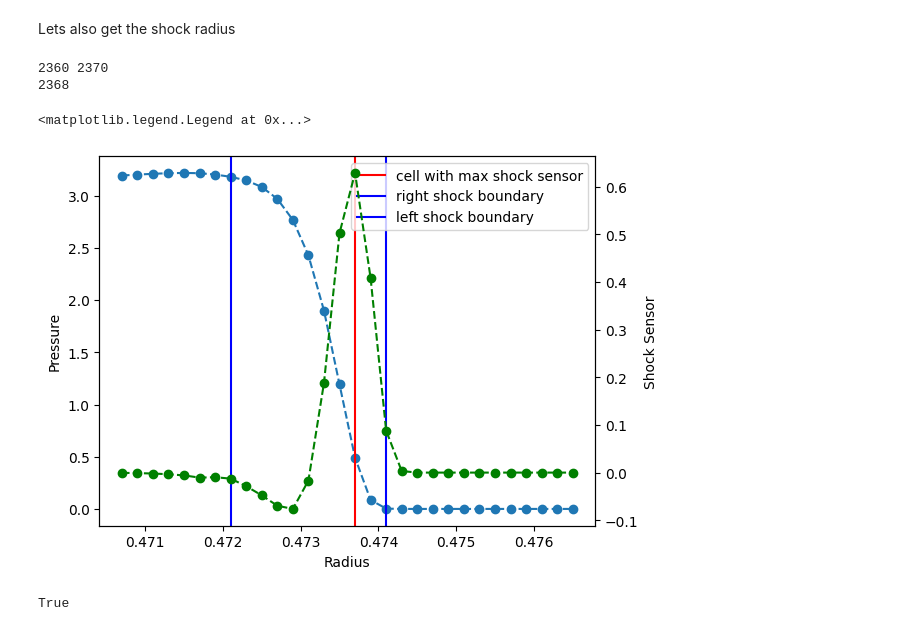
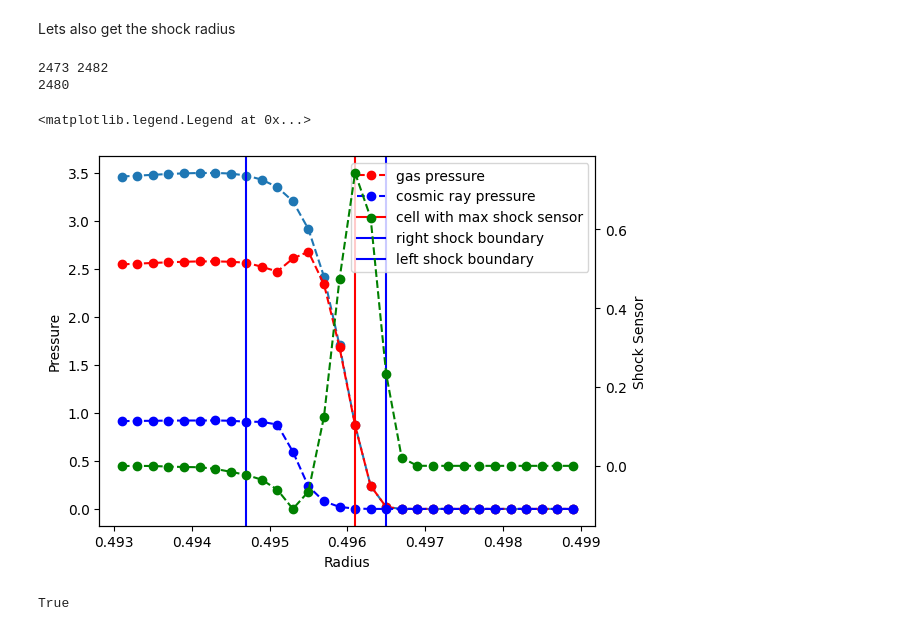
Before and after one commit to leo1200/jf1uids, a Jupyter notebook: notebooks/cosmic_rays/sedov_crs_AREPO.ipynb, the cells around one changed output. Saved outputs shown, nothing was run; the diff lists cells and outputs as text; code cells hidden in the pictures.

```diff
--- a/notebooks/cosmic_rays/sedov_crs_AREPO.ipynb
+++ b/notebooks/cosmic_rays/sedov_crs_AREPO.ipynb
@@ -208,43 +205,49 @@ sensors = shock_sensor(final_state[registered_variables.pressure_index])
 
 shock_index = jnp.argmax(shock_sensor(final_state[registered_variables.pressure_index]))
 
-shock_index_right, shock_index_left = find_shock_zone(final_state[registered_variables.pressure_index])
+shock_index_right, shock_index_left = find_shock_zone(final_state[registered_variables.pressure_index], final_state[registered_variables.velocity_index])
 
 print(shock_index_right, shock_index_left)
 
 
 to_next_sensor_differences = jnp.zeros_like(sensors)
 to_next_sensor_differences = to_next_sensor_differences.at[:-1].set(sensors[1:] - sensors[:-1])
 
 to_last_sensor_differences = jnp.zeros_like(sensors)
 to_last_sensor_differences = to_last_sensor_differences.at[1:].set(sensors[:-1] - sensors[1:])
 
+gas_pressure = final_state[registered_variables.pressure_index] - final_state[registered_variables.cosmic_ray_n_index] ** gamma_cr
+cr_pressure = final_state[registered_variables.cosmic_ray_n_index] ** gamma_cr
+
 ax1 = plt.gca()
 ax1.plot(helper_data.geometric_centers[shock_index - 15:shock_index + 15], final_state[registered_variables.pressure_index, shock_index - 15:shock_index + 15], "o--")
 # mark vertical line at the shock
 ax2 = plt.gca().twinx()
 ax2.plot(helper_data.geometric_centers[shock_index - 15:shock_index + 15], shock_sensor(final_state[registered_variables.pressure_index])[shock_index - 15:shock_index + 15], "o--", color='green')
 ax2.set_ylabel('Shock Sensor')
+
+ax1.plot(helper_data.geometric_centers[shock_index - 15:shock_index + 15], gas_pressure[shock_index - 15:shock_index + 15], "o--", color='red', label='gas pressure')
+ax1.plot(helper_data.geometric_centers[shock_index - 15:shock_index + 15], cr_pressure[shock_index - 15:shock_index + 15], "o--", color='blue', label='cosmic ray pressure')
 
 # ax2.plot(helper_data.geometric_centers[shock_index - 10:shock_index + 10], to_next_sensor_differences[shock_index - 10:shock_index + 10], "o--", color='red', label='to next')
 # ax2.plot(helper_data.geometric_centers[shock_index - 10:shock_index + 10], to_last_sensor_differences[shock_index - 10:shock_index + 10], "o--", color='blue', label='to last')
 
 # ax2.legend(loc = 'upper left')
 
 ax1.axvline(helper_data.geometric_centers[shock_index], color='red', label='cell with max shock sensor')
 ax1.axvline(helper_data.geometric_centers[shock_index_right], color='blue', label='right shock boundary')
 ax1.axvline(helper_data.geometric_centers[shock_index_left], color='blue', label='left shock boundary')
 
 print(shock_index)
 
 ax1.set_ylabel('Pressure')
 ax1.set_xlabel('Radius')
 ax1.legend(loc = 'upper right')
 # %% [output]
-2360 2370
-2368
+2473 2482
+2480
 <matplotlib.legend.Legend at 0x...>
-[figure, old version]
+[figure, new version]
 # %%
 print(registered_variables.cosmic_ray_n_active)
 # %% [output]
```
Also changed, not shown: parts of 3 cells of this notebook, 10 other files.
